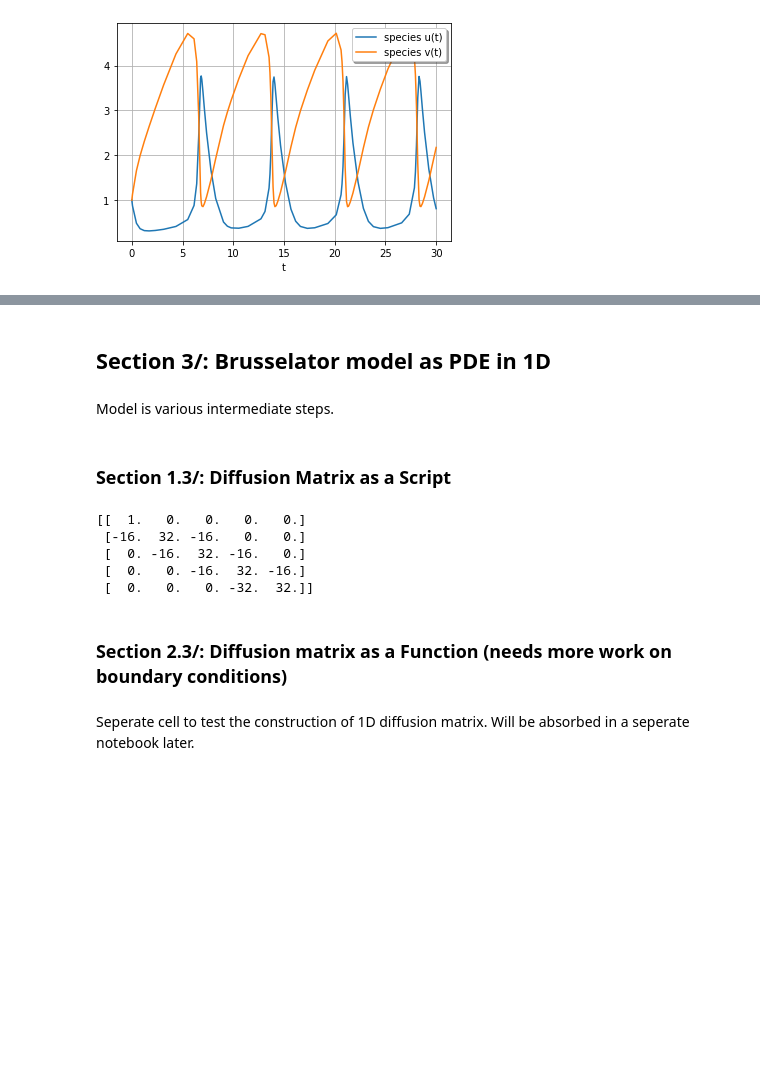
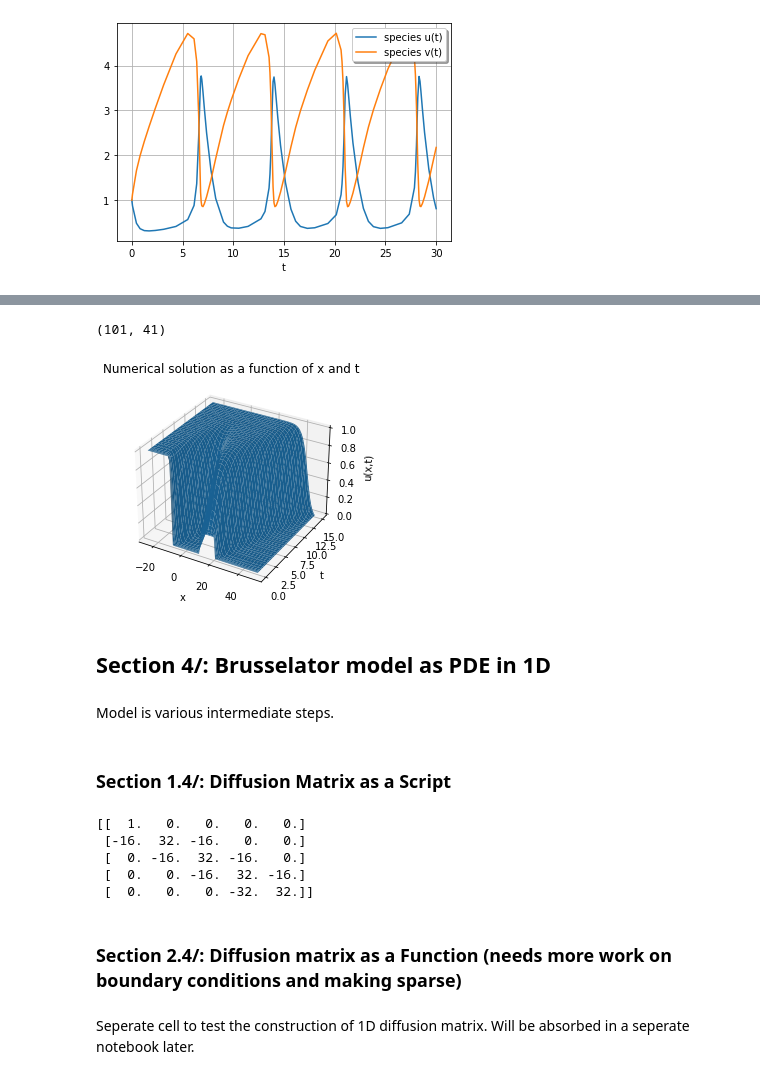
Before and after one commit to gawdot/numerical-practicum-chemical-engineers, a Jupyter notebook: homework2/notebooks/HW2-pde-reaction-diffusion.ipynb, the cells around one changed output, grey strips where cells are left out. Saved outputs shown, nothing was run; the diff lists cells and outputs as text; code cells hidden in the pictures; blank space fills up the shorter version.

```diff
--- a/homework2/notebooks/HW2-pde-reaction-diffusion.ipynb
+++ b/homework2/notebooks/HW2-pde-reaction-diffusion.ipynb
@@ -196,9 +220,52 @@ plt.show()
+# %%
+def poisson_1d(N):
+    h = 75/N; h2=h*h;
+    e = np.ones(N+1);
+    A = np.diag(-e[:-1],k=1)+np.diag(2*e)+np.diag(-e[:-1],k=-1); # tridiagonal matrix
+    A = (1/h2)*A;
+    A[0][0]=0; A[0][1]=0;     # handling left-most Dirchlet boundary condition
+    A[-1][-1]=0; A[-1][-2]=0; # handling right-most Dirchlet boundary condition
+    return A
+
+def righthandside_dt(t,u,A):
+    dudt = -np.dot(A,u) + u*(1-u)
+    return dudt
+
+N = 100
+
+A = poisson_1d(N)
+
+#..sample the lambda expression for the computed solution
+xvec = np.linspace(-25,50,N+1)
+u0 = (xvec<=-10)+0.25*((10<=xvec)*(xvec<=20))
+
+#..perform time integration
+computed = scipy.integrate.solve_ivp(righthandside_dt,args=(A,),t_span=[0,15],y0=u0)
+
+#..prepare variables for plotting
+t = computed.t
+XX, TT = np.meshgrid(xvec,t[1:])
+
+#..post-processing
+fig = plt.figure()
+axes = fig.gca(projection='3d')
+z = computed.y[:,1:]
+print(np.shape(z))
+axes.plot_surface(XX,TT,z.T)
+axes.set_xlabel('x')
+axes.set_ylabel('t')
+axes.set_zlabel('u(x,t)')
+axes.set_title('Numerical solution as a function of x and t')
+plt.show()
+# %% [output]
+(101, 41)
+[figure, added]
 # %% [markdown]
-## Section 3/: Brusselator model as PDE in 1D
+## Section 4/: Brusselator model as PDE in 1D
 # %% [markdown]
 Model is various intermediate steps.
 # %% [markdown]
-### Section 1.3/: Diffusion Matrix as a Script
+### Section 1.4/: Diffusion Matrix as a Script
 # %%
 N = 4; h=1/N; h2=h*h; xvec = np.linspace(0,1,N+1);
 e = np.ones(N+1);
@@ -215,7 +282,7 @@ print(A); #print(xvec)
  [  0.   0. -16.  32. -16.]
  [  0.   0.   0. -32.  32.]]
 # %% [markdown]
-### Section 2.3/: Diffusion matrix as a Function (needs more work on boundary conditions)
+### Section 2.4/: Diffusion matrix as a Function (needs more work on boundary conditions and making sparse)
 # %% [markdown]
 Seperate cell to test the construction of 1D diffusion matrix. Will be absorbed in a seperate notebook later.
 # %%
```
Also changed, not shown: parts of 25 cells of this notebook, 1 other file.
